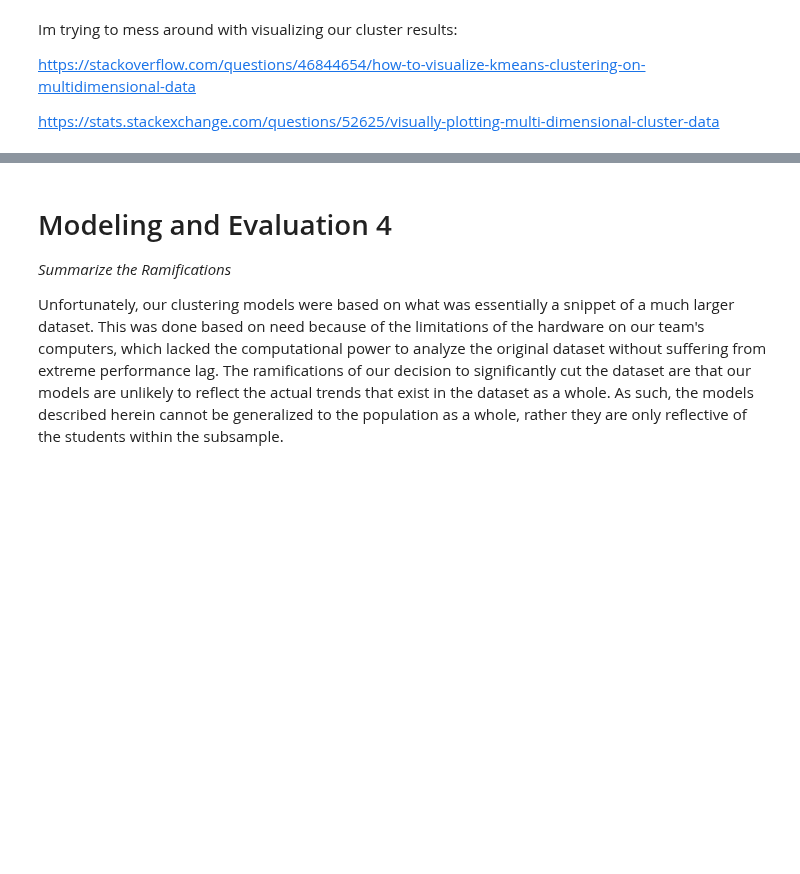
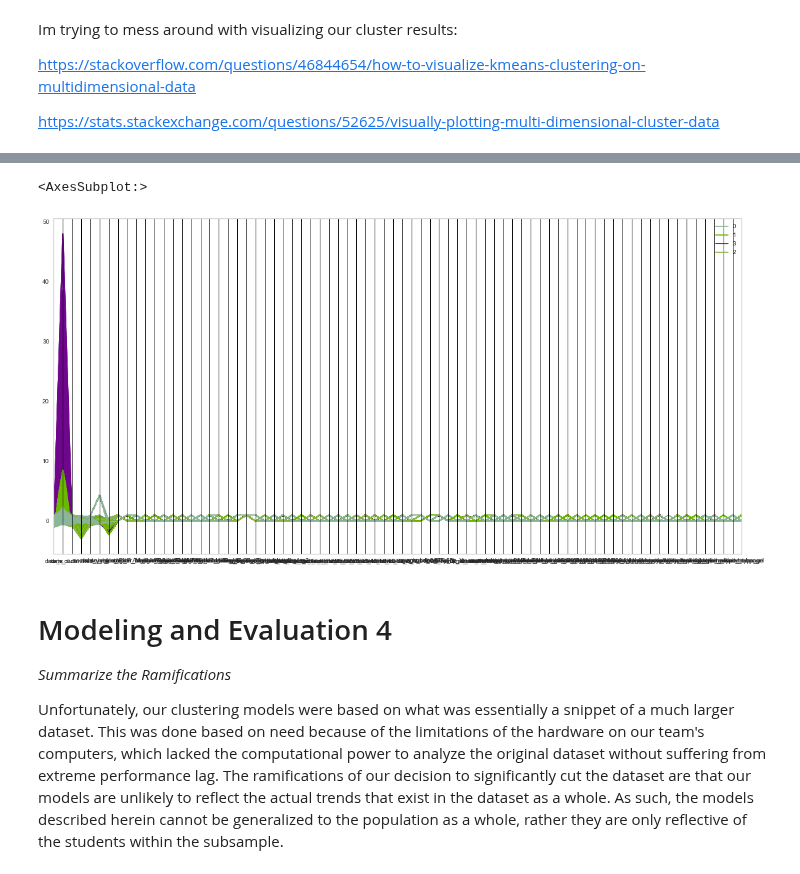
Before and after one commit to ChadKwong/DDSMachineLearning1, a Jupyter notebook: Lab 3/Lab 3.ipynb, the cells around one changed output, grey strips where cells are left out. Cells and saved outputs as stored; diff of their text form; code cells hidden in the pictures; blank space fills up the shorter version.

```diff
--- a/Lab 3/Lab 3.ipynb
+++ b/Lab 3/Lab 3.ipynb
@@ -648,0 +642,21 @@ In the model below, we used the same dataset but with outliers removed. We found
+# %%
+%%time
+# K Means Goodness loop
+nclust = 15
+cluster_goodness = []
+
+for n in range(3,nclust,1):
+    model = KMeans(n_clusters=n,random_state=randomState, init='k-means++')
+    model.fit(outliersRobust)
+    clusterLabels = model.labels_
+    goodness = silhouette_score(X=outliersRobust, labels=clusterLabels)
+    cluster_goodness.append([(n),goodness])
+    print("K = {0}, Goodness = {1}".format(n, goodness))
+
+cluster_goodness = pd.DataFrame.from_records(data = cluster_goodness,
+                                            columns = ["n", "goodness"])
+
+print('\nThe max goodness is',cluster_goodness.goodness.max(),
+      'at K =',cluster_goodness.n[cluster_goodness.goodness.idxmax()])
+
+plt.plot(cluster_goodness.goodness)
@@ -837,3 +712,15 @@ Im trying to mess around with visualizing our cluster results:
 https://stackoverflow.com/questions/46844654/how-to-visualize-kmeans-clustering-on-multidimensional-data
 
 https://stats.stackexchange.com/questions/52625/visually-plotting-multi-dimensional-cluster-data
+# %%
+%%time
+
+#Set Figure Size
+plt.rcParams["figure.figsize"] = (20,10)
+
+finalCM = KMeans(n_clusters=4,random_state=randomState, init='k-means++')
+finalCM.fit(outliersRobust)
+predict = finalCM.predict(outliersRobust)
+outliersRobust['cluster'] = predict
+pd.plotting.parallel_coordinates(outliersRobust, 'cluster')
+# %% [output]
@@ -840,3 +729,5 @@ https://stats.stackexchange.com/questions/52625/visually-plotting-multi-dimensio
+<AxesSubplot:>
+[figure, added]
 # %% [markdown]
 # Modeling and Evaluation 4 #
 *Summarize the Ramifications*
```
Also changed, not shown: parts of 35 cells of this notebook.
